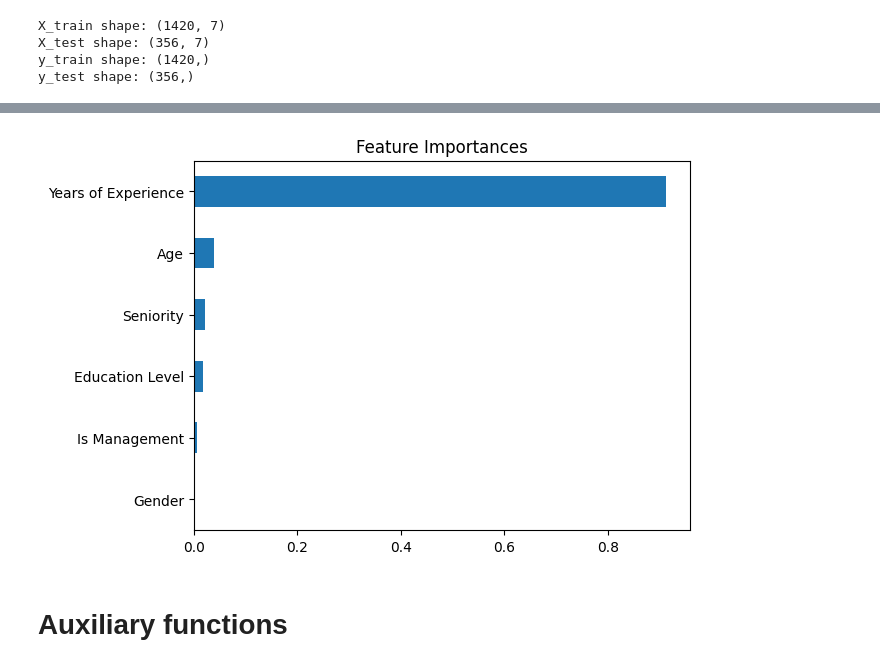
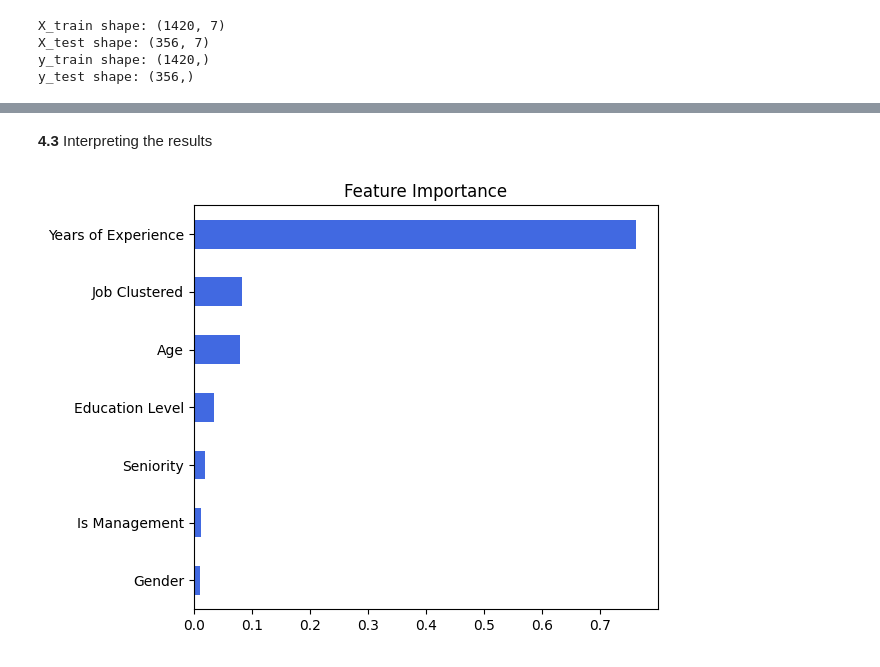
Before and after one commit to fedelimattia/O-ML-Project, a Jupyter notebook: notebook.ipynb, the cells around one changed output, grey strips where cells are left out. Cells and saved outputs as stored; diff of their text form; code cells hidden in the pictures.

```diff
--- a/notebook.ipynb
+++ b/notebook.ipynb
@@ -599,5 +668,5 @@ y_test shape: (356,)
 # %%
-# Random Forest regressor model
+# Random Forest regressor model (with standard parameters)
 model = RandomForestRegressor(random_state=42)
-model.fit(X_train, y_train)
+print(model.get_params())
 # %% [output]
@@ -605,16 +673,0 @@ RandomForestRegressor(random_state=42)
-# %%
-from sklearn.linear_model import LinearRegression, Ridge, Lasso, ElasticNet
-
-# Random Forest regressor model
-model = LinearRegression()
-model = Lasso()
-model = ElasticNet()
-model.fit(X_train, y_train)
-
-print("On the test set:")
-y_pred = model.predict(X_test)
-mse = mean_squared_error(y_test, y_pred)
-r2 = r2_score(y_test, y_pred)
-
-print(f"Mean Squared Error: {mse:.2f}")
-print(f"R² Score: {r2:.2f}")
@@ -681,9 +749,12 @@ Mean R²: 0.6977980691269303
+# %% [markdown]
+**4.3** Interpreting the results
 # %%
-import matplotlib.pyplot as plt
-
+# Feature importance
 feat_importances = pd.Series(model.feature_importances_, index=features)
-feat_importances.sort_values().plot(kind='barh')
-plt.title("Feature Importances")
+feat_importances.sort_values().plot(kind='barh', color='royalblue')
+plt.title("Feature Importance")
+plt.tight_layout()
+plt.savefig("images/feature_importances.svg")
 plt.show()
 # %% [output]
-[figure, old version]
+[figure, new version]
@@ -764,2 +760,0 @@ print("Best MSE (neg):", grid_search.best_score_)
-# %% [markdown]
-# Auxiliary functions
```
Also changed, not shown: parts of 20 cells of this notebook, 10 other files.
